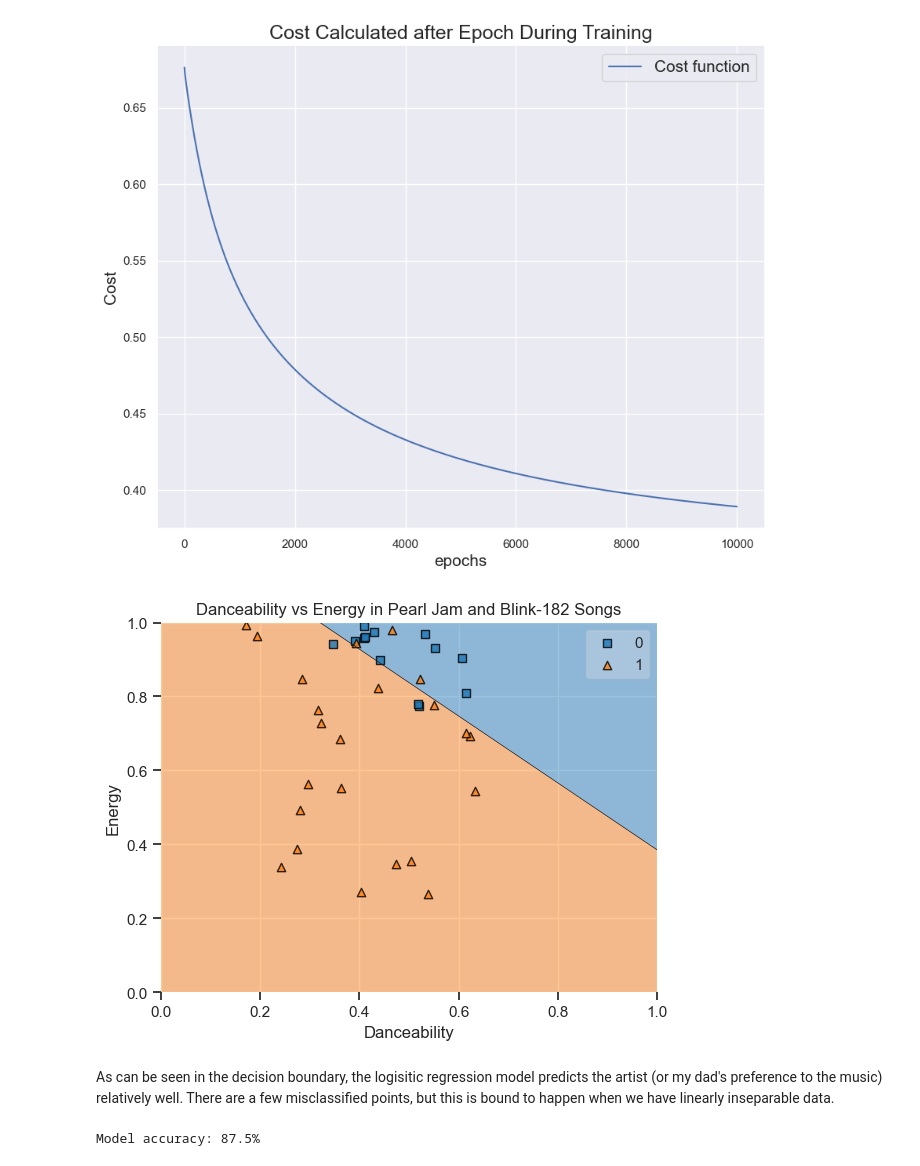
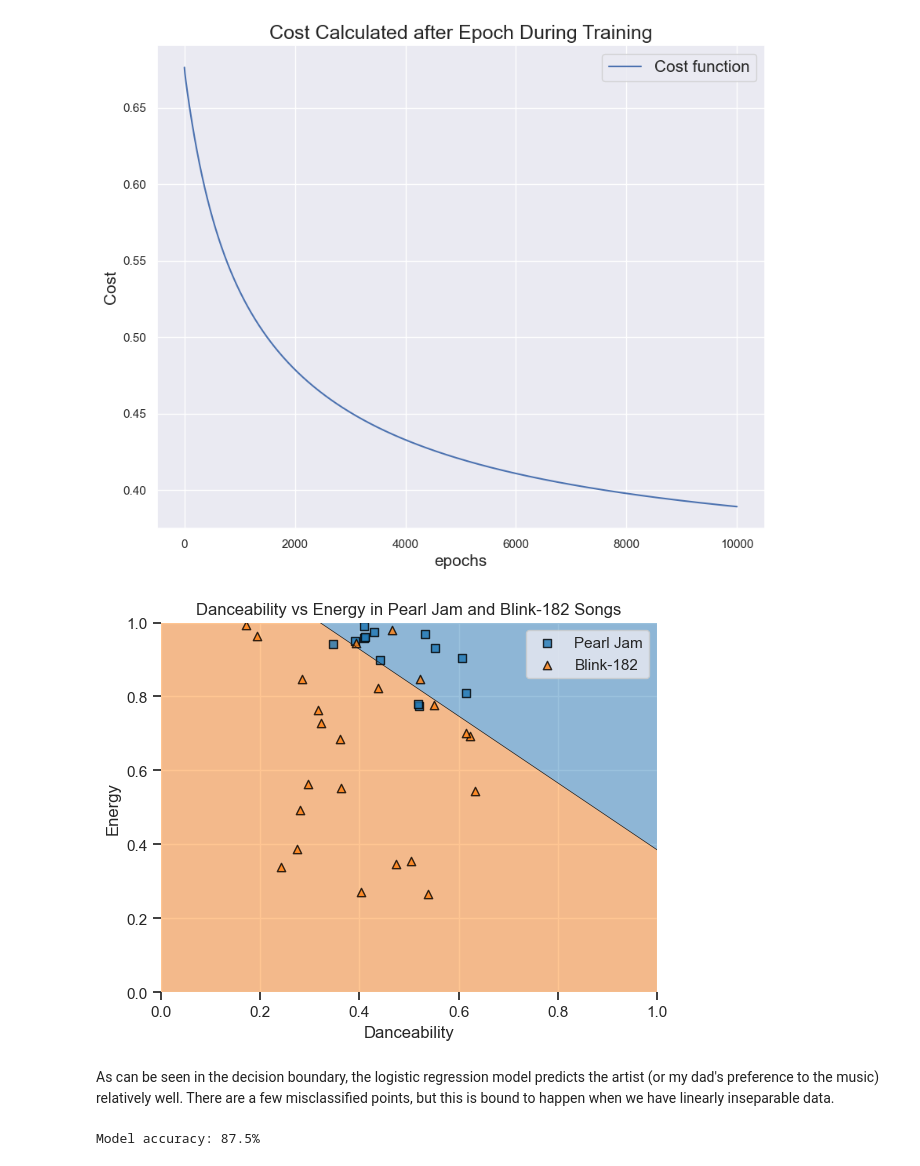
Before and after one commit to gbd2/INDE-577, a Jupyter notebook: supervised-learning/3 - Logistic Regression/LogisticRegression.ipynb, the cells around one changed output. Saved outputs shown, nothing was run; the diff lists cells and outputs as text; code cells hidden in the pictures.

Commit message:
Update Logistic Regression Notebook

```diff
--- a/supervised-learning/3 - Logistic Regression/LogisticRegression.ipynb
+++ b/supervised-learning/3 - Logistic Regression/LogisticRegression.ipynb
@@ -144,18 +147,22 @@ plt.show()
 # %%
 # Plot the decision boundary
 
 plot_decision_regions(X, y.astype(np.int_),clf= dads_model)
 plt.xlim(0, 1)
 plt.ylim(0, 1)
 plt.xlabel('Danceability')
 plt.ylabel('Energy')
 plt.title("Danceability vs Energy in Pearl Jam and Blink-182 Songs")
 
+# The legend is currently displaying 0 and 1 instead of the artist names. Let's fix that.
+handles, labels = plt.gca().get_legend_handles_labels()
+plt.legend(handles, ['Pearl Jam', 'Blink-182'])
+
 plt.show()
 # %% [output]
-[figure, old version]
+[figure, new version]
 # %% [markdown]
-As can be seen in the decision boundary, the logisitic regression model predicts the artist (or my dad's preference to the music) relatively well. There are a few misclassified points, but this is bound to happen when we have linearly inseparable data.
+As can be seen in the decision boundary, the logistic regression model predicts the artist (or my dad's preference to the music) relatively well. There are a few misclassified points, but this is bound to happen when we have linearly inseparable data.
 # %%
 # Accuracy of the model
 
```
Also changed, not shown: parts of 2 cells of this notebook.
